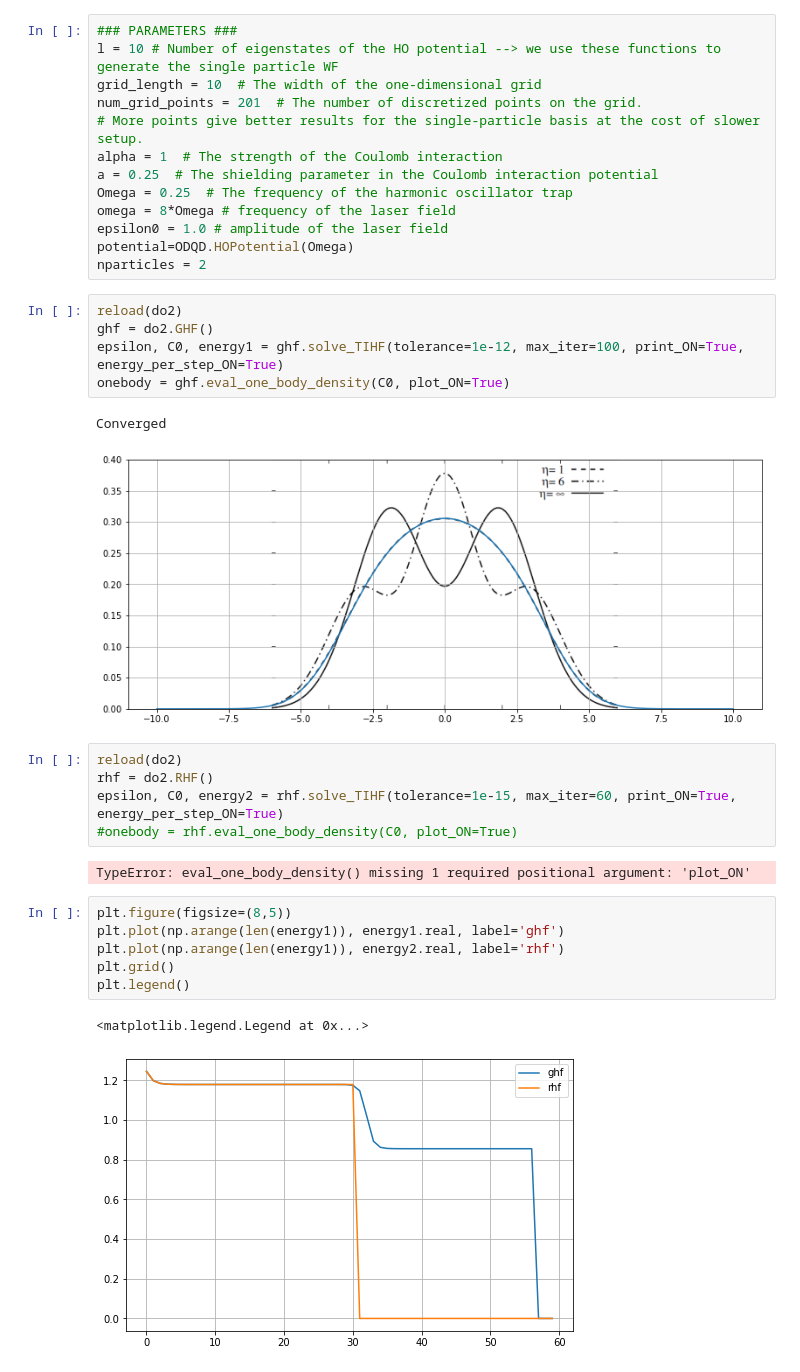
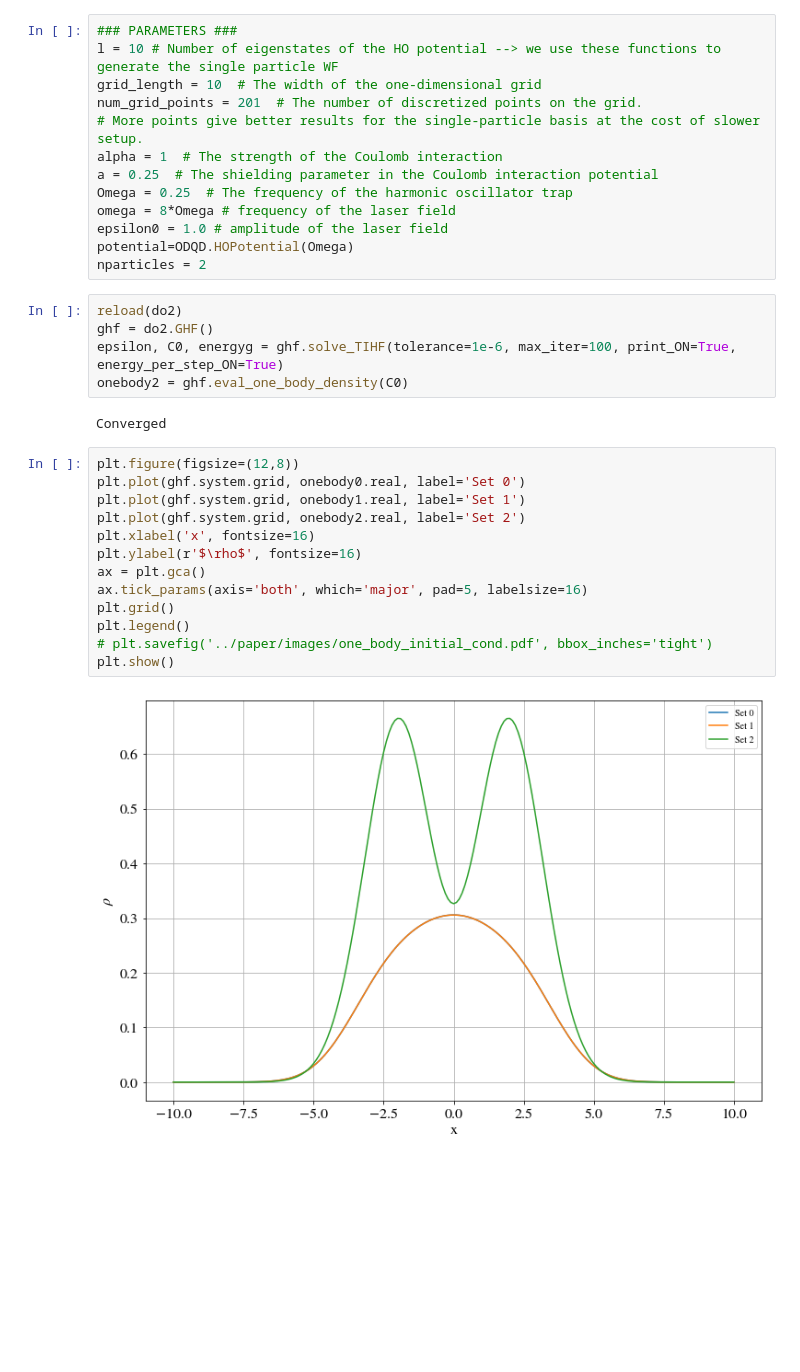
Before and after one commit to Matteo294/FYS4411, a Jupyter notebook: Project2/code/tdhf.ipynb, the cells around one changed output. Saved outputs shown, nothing was run; the diff lists cells and outputs as text; blank space fills up the shorter version.

```diff
--- a/Project2/code/tdhf.ipynb
+++ b/Project2/code/tdhf.ipynb
@@ -37,24 +37,22 @@ nparticles = 2
 # %%
 reload(do2)
 ghf = do2.GHF()
-epsilon, C0, energy1 = ghf.solve_TIHF(tolerance=1e-12, max_iter=100, print_ON=True, energy_per_step_ON=True)
-onebody = ghf.eval_one_body_density(C0, plot_ON=True)
+epsilon, C0, energyg = ghf.solve_TIHF(tolerance=1e-6, max_iter=100, print_ON=True, energy_per_step_ON=True)
+onebody2 = ghf.eval_one_body_density(C0)
 # %% [output]
 Converged
-[figure, removed]
-# %%
-reload(do2)
-rhf = do2.RHF()
-epsilon, C0, energy2 = rhf.solve_TIHF(tolerance=1e-15, max_iter=60, print_ON=True, energy_per_step_ON=True)
-#onebody = rhf.eval_one_body_density(C0, plot_ON=True)
-# %% [output]
-TypeError: eval_one_body_density() missing 1 required positional argument: 'plot_ON'
-# %%
-plt.figure(figsize=(8,5))
-plt.plot(np.arange(len(energy1)), energy1.real, label='ghf')
-plt.plot(np.arange(len(energy1)), energy2.real, label='rhf')
-plt.grid()
-plt.legend()
-# %% [output]
-<matplotlib.legend.Legend at 0x...>
-[figure, removed]
+# %%
+plt.figure(figsize=(12,8))
+plt.plot(ghf.system.grid, onebody0.real, label='Set 0')
+plt.plot(ghf.system.grid, onebody1.real, label='Set 1')
+plt.plot(ghf.system.grid, onebody2.real, label='Set 2')
+plt.xlabel('x', fontsize=16)
+plt.ylabel(r'$\rho$', fontsize=16)
+ax = plt.gca()
+ax.tick_params(axis='both', which='major', pad=5, labelsize=16)
+plt.grid()
+plt.legend()
+# plt.savefig('../paper/images/one_body_initial_cond.pdf', bbox_inches='tight')
+plt.show()
+# %% [output]
+[figure, added]
```
Also changed, not shown: 6 other files.
